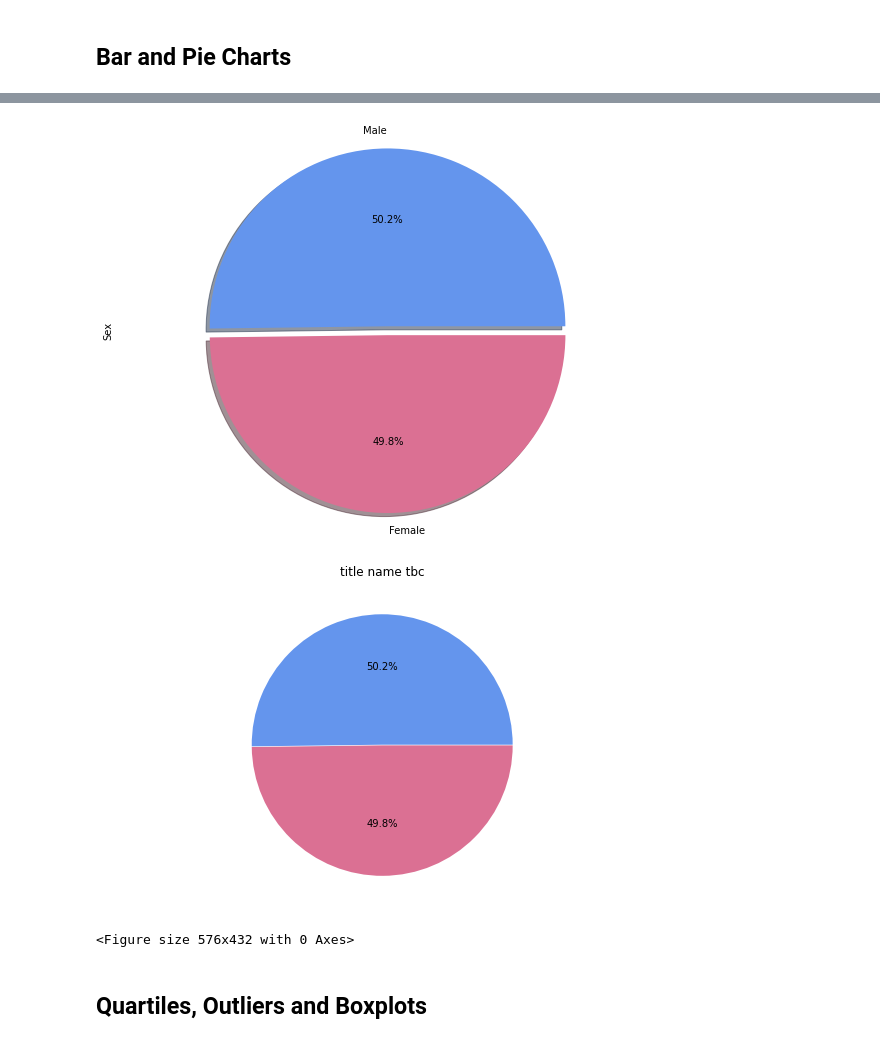
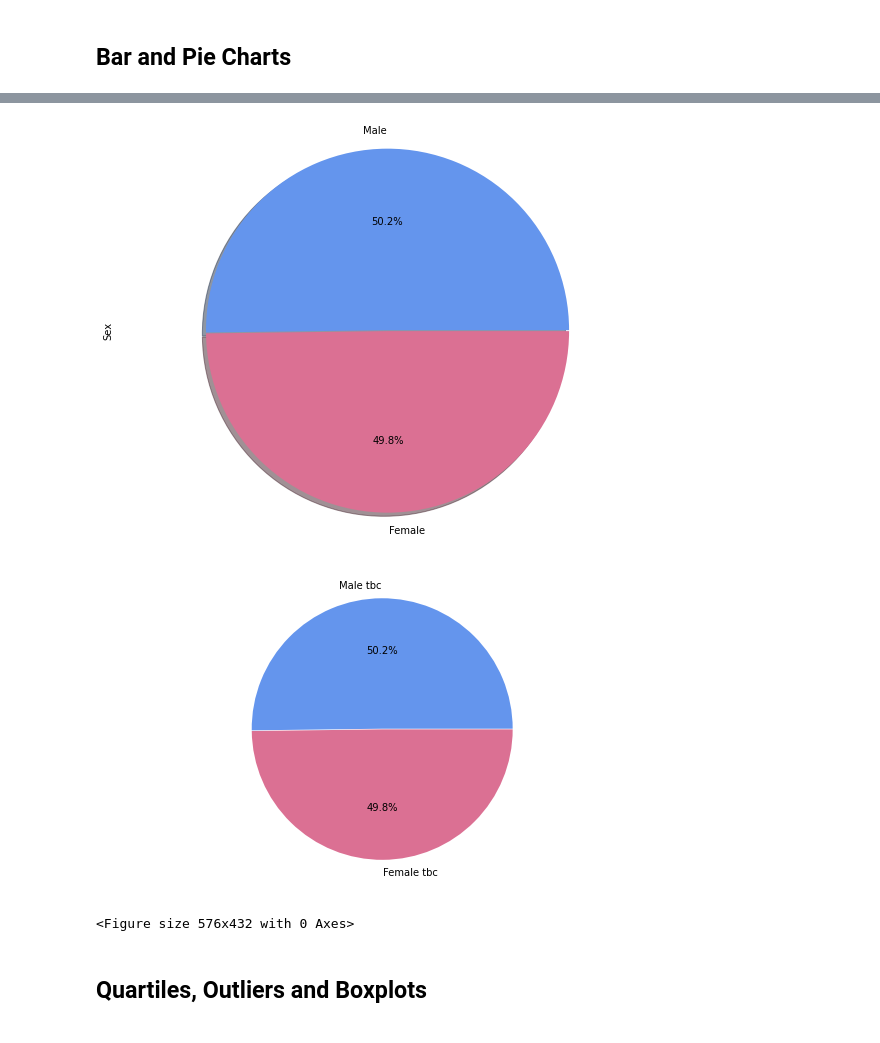
Before and after one commit to mafven/matplotlib-challenge, a Jupyter notebook: pymaceuticals_starter.ipynb, the cells around one changed output, grey strips where cells are left out. Cells and saved outputs as stored; diff of their text form; code cells hidden in the pictures.

```diff
--- a/pymaceuticals_starter.ipynb
+++ b/pymaceuticals_starter.ipynb
@@ -204,46 +191,42 @@ plt.show()
 # Display a pie plot showing the distribution of female versus male mice using pandas
 
 #create the pie plot using pandas plot function and adjust standard format
-clean_mouse_study_results_data_df["Sex"].value_counts().plot(kind='pie', autopct='%1.1f%%',shadow=True, explode=(0,0.05),
+clean_mouse_study_results_data_df["Sex"].value_counts().plot(kind='pie', autopct='%1.1f%%',shadow=True, explode=(0,0.005),
      startangle=0,  fontsize=10, legend=False,figsize=(8,6),
      colors = ['cornflowerblue', 'palevioletred'] )
 
 
-plt.title("")
-# blue_patch = mpatches.Patch(color="cornflowerblue", label="Female")
-# # red_patch = mpatches.Patch(color="palevioletred", label="Male")
-# plt.legend(handles=[red_patch,blue_patch],loc="best")
-
+# plt.title("n/a")
 
 plt.axis("equal")
 plt.tight_layout()
 plt.show()
 # %% [output]
-[figure, old version]
+[figure, new version]
 # %%
 # Generate a pie plot showing the distribution of female versus male mice using pyplot
-plt.title("title name tbc")
+# plt.title("n/a")
 labels = ["Male tbc", "Female tbc"]
 male_and_female = clean_mouse_study_results_data_df[["Mouse ID","Sex"]]
 male_and_female = male_and_female.set_index("Mouse ID")
 
 males_fameles_count = male_and_female.value_counts()
 
 colors = ['cornflowerblue', 'palevioletred']
 
 explode = (0, 0.005)
 plt.axis("equal")
 
 #create the pie plot using pyplot function and adjust  format to much with the pandas
 plt.pie(males_fameles_count,explode = explode, labels = labels, colors = colors,
         autopct="%1.1f%%", shadow=False, startangle=0)
 plt.figure(figsize=(8, 6))
 
 
 plt.tight_layout()
 plt.show()
 # %% [output]
-[figure, old version]
+[figure, new version]
 <Figure size 576x432 with 0 Axes>
 # %% [markdown]
 ## Quartiles, Outliers and Boxplots
```
Also changed, not shown: parts of 16 cells of this notebook.
